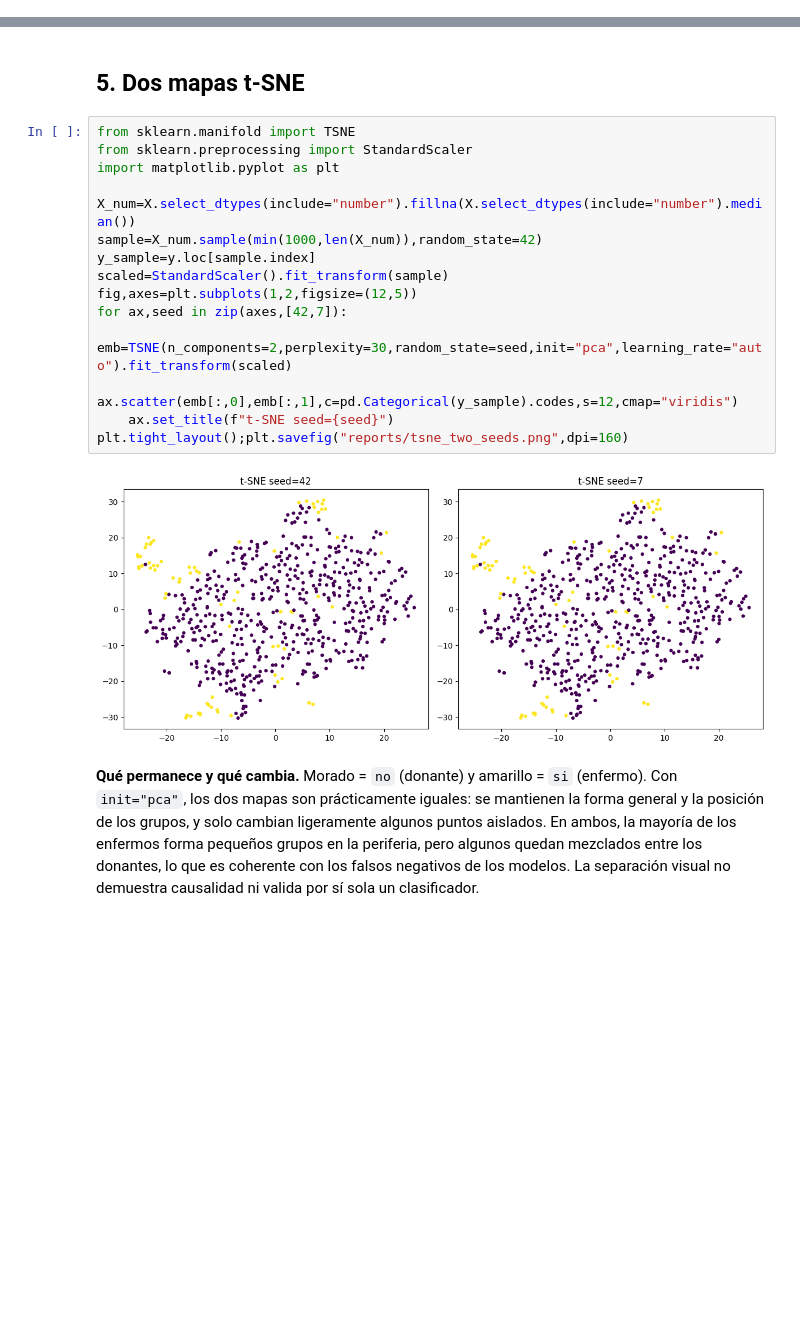
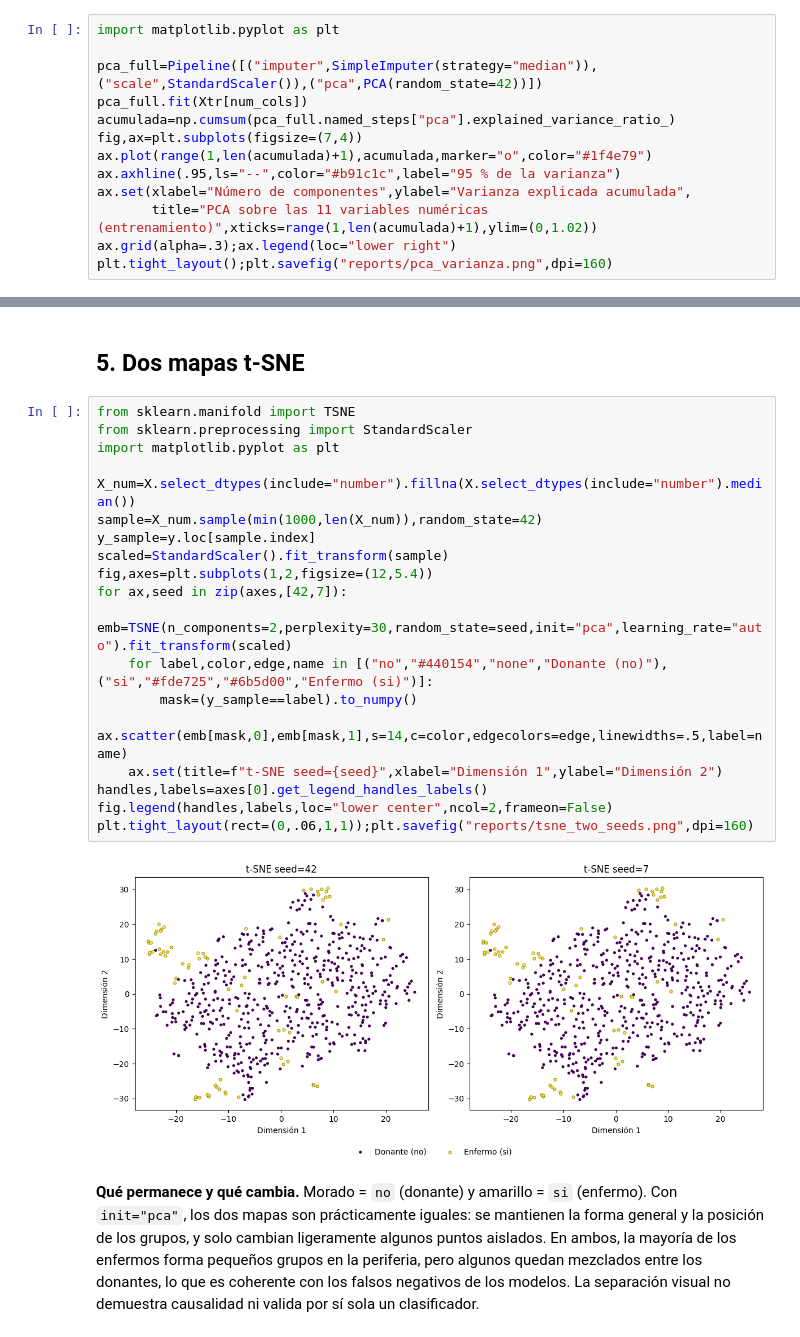
Before and after one commit to RoqueVentura/UASD-Maestria-Ciencia-De-Datos, a Jupyter notebook: Ciencia de datos II/Unidad I/Ejercicio 02/notebooks/green_ai.ipynb, the cells around one changed output, grey strips where cells are left out. Saved outputs shown, nothing was run; the diff lists cells and outputs as text; blank space fills up the shorter version.

Commit message:
feat: add PCA chart, legible figures and re-run E02 notebook

```diff
--- a/Ciencia de datos II/Unidad I/Ejercicio 02/notebooks/green_ai.ipynb
+++ b/Ciencia de datos II/Unidad I/Ejercicio 02/notebooks/green_ai.ipynb
@@ -163,0 +164,13 @@ Componentes: 10 de 11 variables numéricas
+# %%
+import matplotlib.pyplot as plt
+
+pca_full=Pipeline([("imputer",SimpleImputer(strategy="median")),("scale",StandardScaler()),("pca",PCA(random_state=42))])
+pca_full.fit(Xtr[num_cols])
+acumulada=np.cumsum(pca_full.named_steps["pca"].explained_variance_ratio_)
+fig,ax=plt.subplots(figsize=(7,4))
+ax.plot(range(1,len(acumulada)+1),acumulada,marker="o",color="#1f4e79")
+ax.axhline(.95,ls="--",color="#b91c1c",label="95 % de la varianza")
+ax.set(xlabel="Número de componentes",ylabel="Varianza explicada acumulada",
+       title="PCA sobre las 11 variables numéricas (entrenamiento)",xticks=range(1,len(acumulada)+1),ylim=(0,1.02))
+ax.grid(alpha=.3);ax.legend(loc="lower right")
+plt.tight_layout();plt.savefig("reports/pca_varianza.png",dpi=160)
@@ -168,20 +183,24 @@ Componentes: 10 de 11 variables numéricas
 # %%
 from sklearn.manifold import TSNE
 from sklearn.preprocessing import StandardScaler
 import matplotlib.pyplot as plt
 
 X_num=X.select_dtypes(include="number").fillna(X.select_dtypes(include="number").median())
 sample=X_num.sample(min(1000,len(X_num)),random_state=42)
 y_sample=y.loc[sample.index]
 scaled=StandardScaler().fit_transform(sample)
-fig,axes=plt.subplots(1,2,figsize=(12,5))
+fig,axes=plt.subplots(1,2,figsize=(12,5.4))
 for ax,seed in zip(axes,[42,7]):
     emb=TSNE(n_components=2,perplexity=30,random_state=seed,init="pca",learning_rate="auto").fit_transform(scaled)
-    ax.scatter(emb[:,0],emb[:,1],c=pd.Categorical(y_sample).codes,s=12,cmap="viridis")
-    ax.set_title(f"t-SNE seed={seed}")
-plt.tight_layout();plt.savefig("reports/tsne_two_seeds.png",dpi=160)
+    for label,color,edge,name in [("no","#440154","none","Donante (no)"),("si","#fde725","#6b5d00","Enfermo (si)")]:
+        mask=(y_sample==label).to_numpy()
+        ax.scatter(emb[mask,0],emb[mask,1],s=14,c=color,edgecolors=edge,linewidths=.5,label=name)
+    ax.set(title=f"t-SNE seed={seed}",xlabel="Dimensión 1",ylabel="Dimensión 2")
+handles,labels=axes[0].get_legend_handles_labels()
+fig.legend(handles,labels,loc="lower center",ncol=2,frameon=False)
+plt.tight_layout(rect=(0,.06,1,1));plt.savefig("reports/tsne_two_seeds.png",dpi=160)
 # %% [output]
-[figure, old version]
+[figure, new version]
 # %% [markdown]
 **Qué permanece y qué cambia.** Morado = `no` (donante) y amarillo = `si` (enfermo). Con `init="pca"`, los dos mapas son prácticamente iguales: se mantienen la forma general y la posición de los grupos, y solo cambian ligeramente algunos puntos aislados. En ambos, la mayoría de los enfermos forma pequeños grupos en la periferia, pero algunos quedan mezclados entre los donantes, lo que es coherente con los falsos negativos de los modelos. La separación visual no demuestra causalidad ni valida por sí sola un clasificador.
 # %% [markdown]
```
Also changed, not shown: parts of 9 cells of this notebook, 7 other files.
